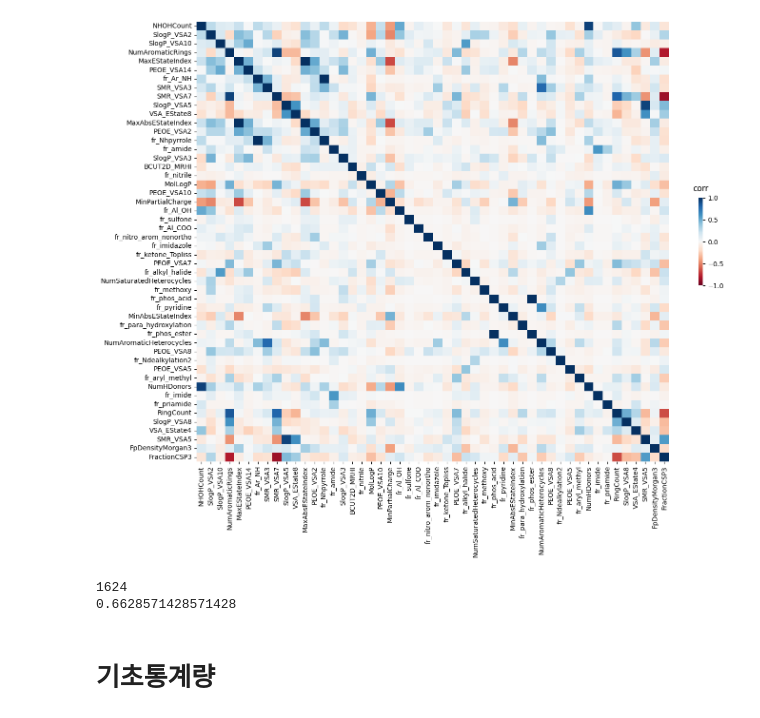
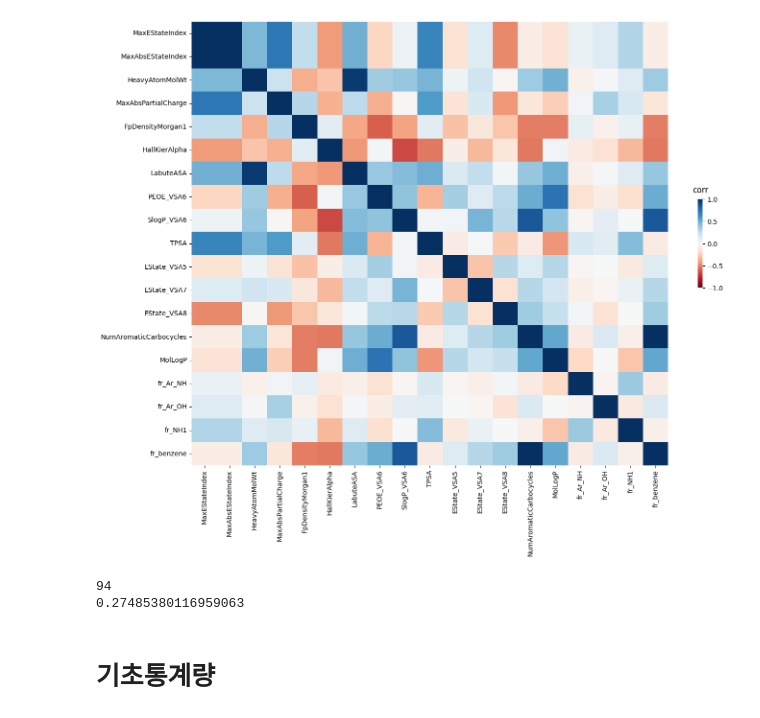
Before and after one commit to DSjayjang/Project, a Jupyter notebook: ChemGCNs/visualization/heatmap.ipynb, the cells around one changed output. Saved outputs shown, nothing was run; the diff lists cells and outputs as text; code cells hidden in the pictures.

```diff
--- a/ChemGCNs/visualization/heatmap.ipynb
+++ b/ChemGCNs/visualization/heatmap.ipynb
@@ -50,34 +66,35 @@ mol_graph.SMR_VSA7 = dsc.SMR_VSA7(mol)
 # %%
 # heatmap
 # 상관관계 행렬
 
-col_order = X_train_None0.columns
+# col_order = X_train_None0.columns
+col_order = list(variable_selection.df_final_selected_features['Feature'])
 df_corr = df_screening.drop(columns=['target'])[col_order]
 df_corr = df_corr.corr()
 
 save_dir = r'.\results_figure\heatmap'
 dataset = variable_selection.DATASET.replace('datasets\\', '')
 
 import seaborn as sns
 import matplotlib.pyplot as plt
 
 plt.figure(figsize = (16,12))
 ax = sns.heatmap(df_corr, annot = False, center = 0, cmap = 'RdBu', vmin=-1, vmax=1, cbar_kws={'shrink': 0.2, 'aspect': 20}, xticklabels=True)
 
 # Color bar 타이틀 설정
 colorbar = ax.collections[0].colorbar
 colorbar.ax.set_title("corr", fontsize=12, pad = 10)
 plt.xticks(rotation=90, fontsize=10)
 
 # # 저장
 # file_name = f'heatmap_{dataset}.png'
 # file_path = os.path.join(save_dir, file_name)
 # print(file_path)
 # plt.savefig(file_path, dpi = 300, bbox_inches = 'tight')
 
 plt.show()
 # %% [output]
-[figure, old version]
+[figure, new version]
 # %%
 # # Vapor Pressure #
 # col_order = ['target', 'NumHDonors', 'LabuteASA']
@@ -129,8 +146,8 @@ print(num_low_corr / num_corr)
 
 # df_corr['NumAromaticRings'].sort_values()
 # %% [output]
-1624
-0.6628571428571428
+94
+0.27485380116959063
 # %% [markdown]
 # 기초통계량
 # %%
```
Also changed, not shown: parts of 3 cells of this notebook, 52 other files.
